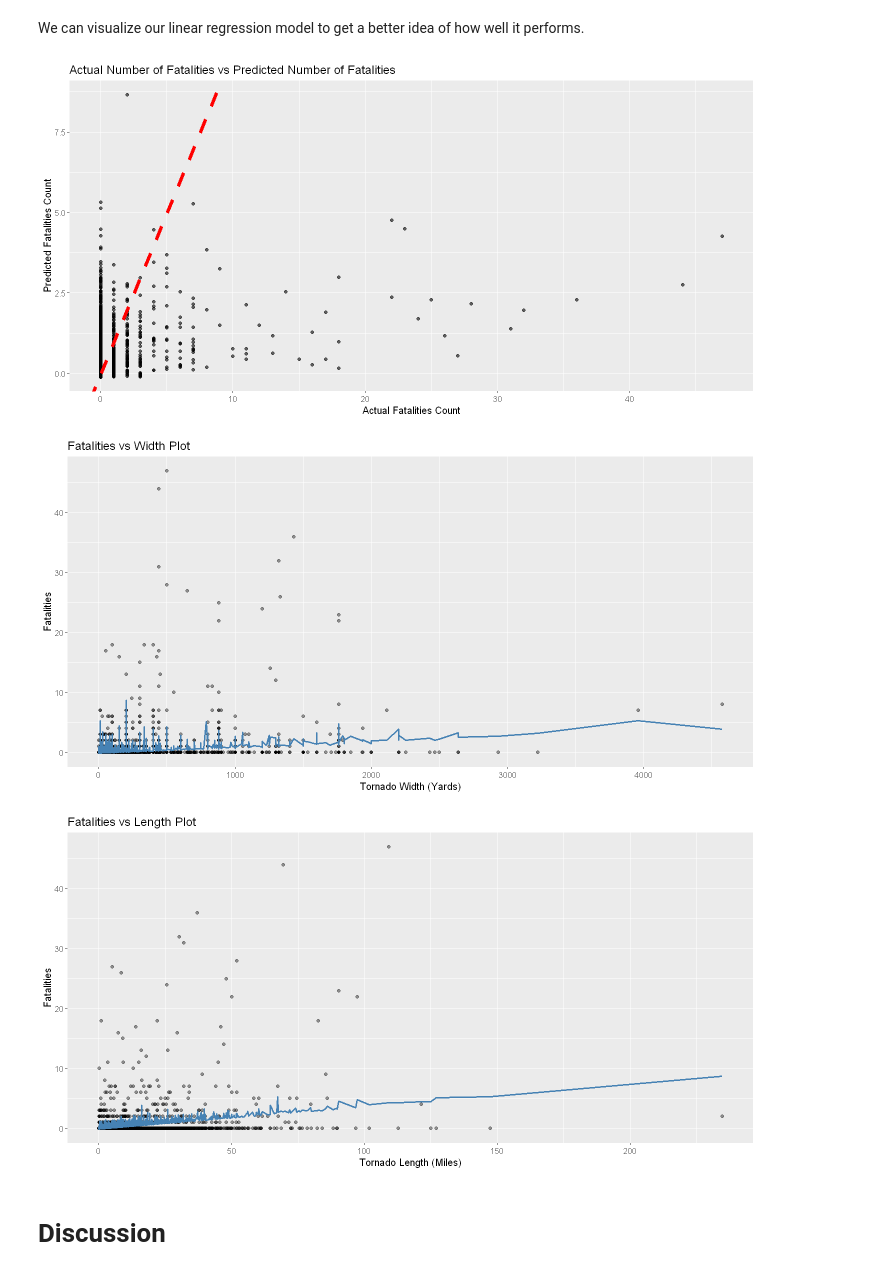
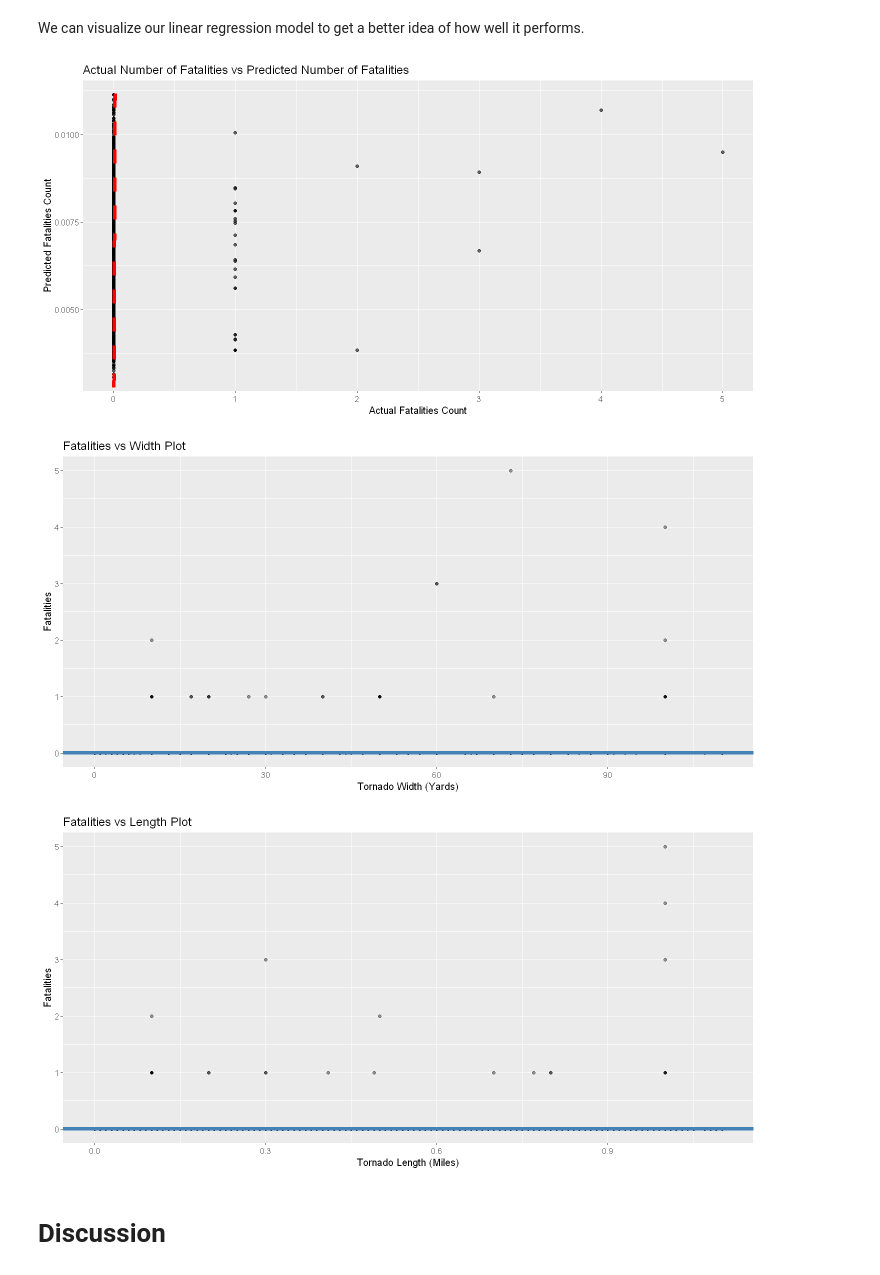
Before and after one commit to DSCI-310-2024/DSCI-310-Group-1-Predict-Casualties-From-Tornado-Data, a Jupyter notebook: src/tornado_predictor.ipynb, the cells around one changed output. Drawn from its saved outputs; the diff is of its cells as text; code cells hidden in the pictures.

Commit message:
Removed outliers and modified regression lines

```diff
--- a/src/tornado_predictor.ipynb
+++ b/src/tornado_predictor.ipynb
@@ -102,0 +113,20 @@ A data.frame: 6 × 17
+# %%
+width_upper_fence <- unname(quantile(df$width, 0.75)) + (1.5 * IQR(df$width))
+width_lower_fence <- unname(quantile(df$width, 0.25)) - (1.5 * IQR(df$width))
+width_upper_fence
+width_lower_fence
+
+length_upper_fence <- unname(quantile(df$length, 0.75)) + (1.5 * IQR(df$length))
+length_lower_fence <- unname(quantile(df$length, 0.25)) - (1.5 * IQR(df$length))
+length_upper_fence
+length_lower_fence
+
+# fatalities_upper_fence <- unname(quantile(df$fatalities, 0.75)) + (1.5 * IQR(df$fatalities))
+# fatalities_lower_fence <- unname(quantile(df$fatalities, 0.25)) - (1.5 * IQR(df$fatalities))
+# fatalities_upper_fence
+# fatalities_lower_fence
+
+df <- df |>
+    filter(width <= width_upper_fence, width >= width_lower_fence) |>
+    filter(length <= length_upper_fence, length >= length_lower_fence)
+head(df)
@@ -272,44 +322,46 @@ fatal_model_viz <- ggplot(fatal_predictions, aes(x = fatalities, y = .pred)) +
     #        color = "steelblue",
     #        linewidth = 1) +
     geom_abline(intercept = 0, slope = 1, color = "red", linetype = "dashed", linewidth = 2)+
     xlab("Actual Fatalities Count") +
     ylab("Predicted Fatalities Count") +
     ggtitle("Actual Number of Fatalities vs Predicted Number of Fatalities") +
     theme(text = element_text(size = 12))
 
 fatal_model_viz
 
 ## Note: Blue line represents predicted values based on our regression model
 fatal_widths_plot <- ggplot(test_df, aes(x = width, y = fatalities)) +
      geom_point(alpha = 0.4) +
-     geom_line(data = fatal_predictions,
-           mapping = aes(x = width, y = .pred),
-           color = "steelblue",
-           linewidth = 1) +
+     # geom_line(data = fatal_predictions,
+     #       mapping = aes(x = width, y = .pred),
+     #       color = "steelblue",
+     #       linewidth = 1) +
+     geom_abline(intercept = 0.003074, slope = 0.00004429, color = "steelblue", linewidth = 2) +
      xlab("Tornado Width (Yards)") +
      ylab("Fatalities") +
      ggtitle("Fatalities vs Width Plot") +
      theme(text = element_text(size = 12))
 
 fatal_widths_plot
 
 ## Note: Blue line represents predicted values based on our regression model
 fatal_length_plot <- ggplot(test_df, aes(x = length, y = fatalities)) +
      geom_point(alpha = 0.4) +
-     geom_line(data = fatal_predictions,
-           mapping = aes(x = length, y = .pred),
-           color = "steelblue",
-           linewidth = 1) +
+     # geom_line(data = fatal_predictions,
+     #       mapping = aes(x = length, y = .pred),
+     #       color = "steelblue",
+     #       linewidth = 1) +
+     geom_abline(intercept = 0.003074, slope = 0.003195, color = "steelblue", linewidth = 2) +
      xlab("Tornado Length (Miles)") +
      ylab("Fatalities") +
      ggtitle("Fatalities vs Length Plot") +
      theme(text = element_text(size = 12))
 
 fatal_length_plot
 # %% [output]
-[figure, old version]
+[figure, new version]
-[figure, old version]
+[figure, new version]
-[figure, old version]
+[figure, new version]
 # %% [markdown]
 # Discussion
 # %% [markdown]
```
Also changed, not shown: parts of 6 cells of this notebook, 1 other file.
